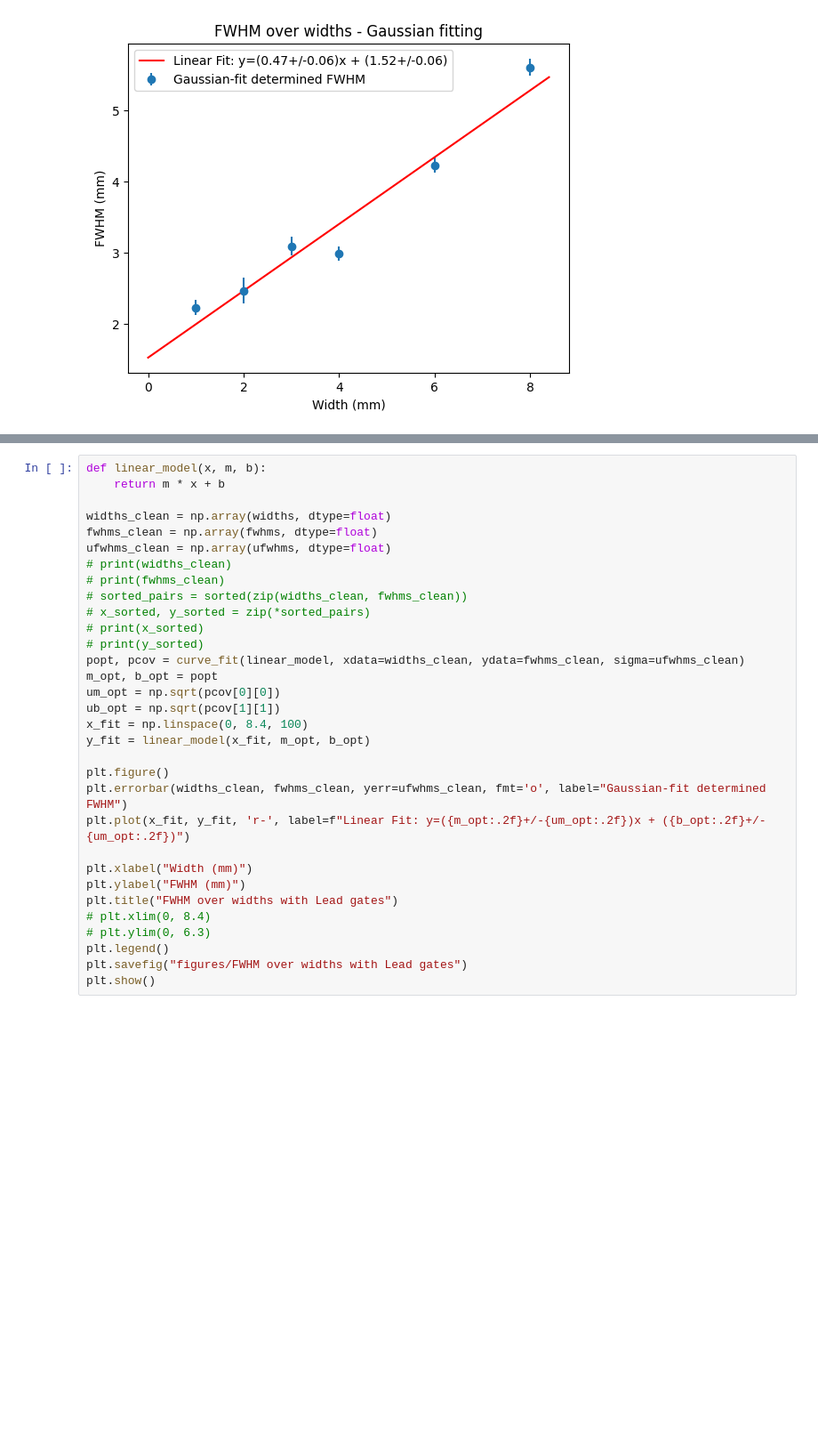
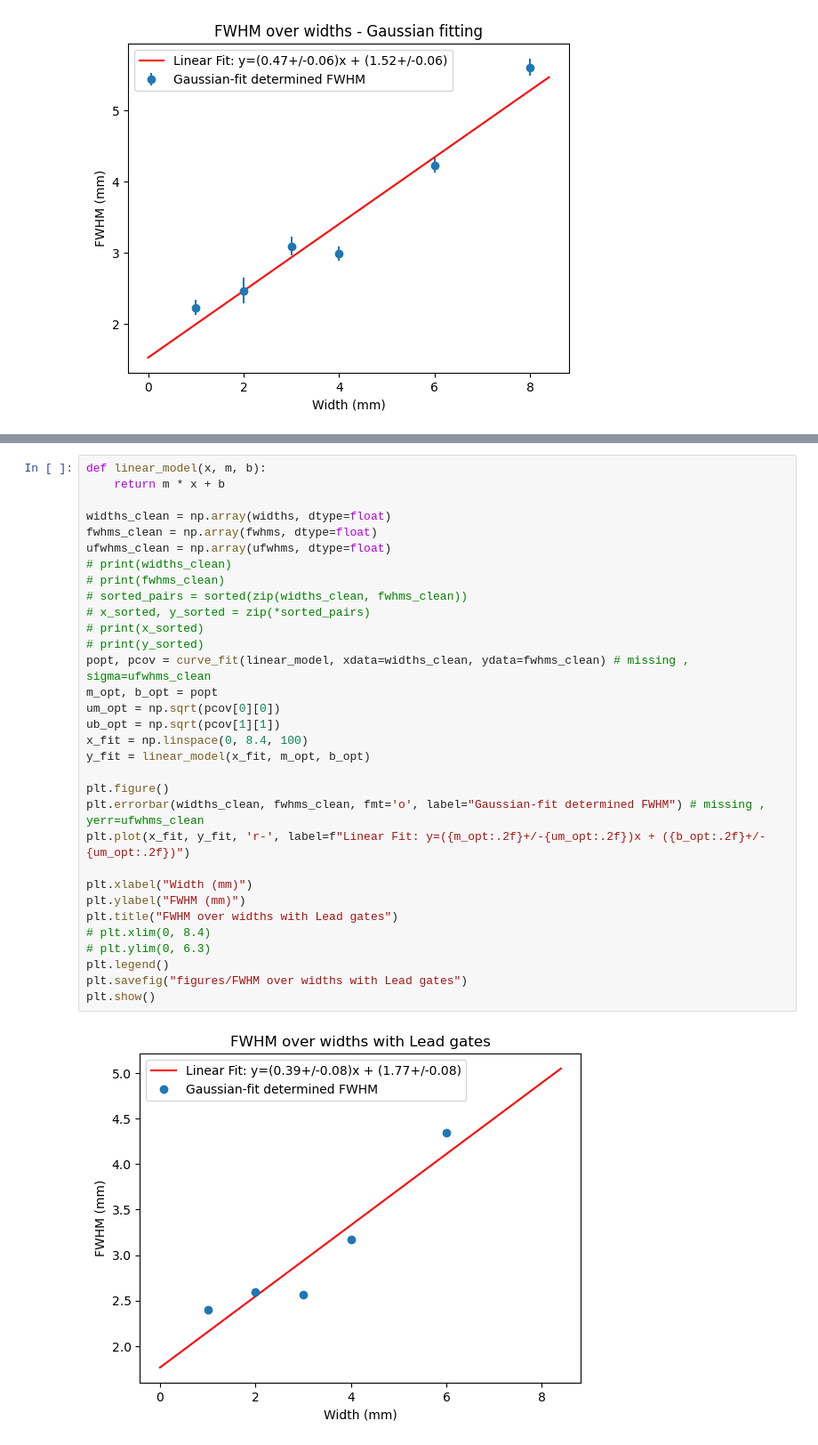
Before and after one commit to MarkZhit/PHYS409-PET, a Jupyter notebook: VaryWidth.ipynb, the cells around one changed output, grey strips where cells are left out. Shown at 89% size. Drawn from its saved outputs; the diff is of its cells as text; blank space fills up the shorter version.

```diff
--- a/VaryWidth.ipynb
+++ b/VaryWidth.ipynb
@@ -184,32 +191,34 @@ plt.show()
 # %%
 def linear_model(x, m, b):
     return m * x + b
 
 widths_clean = np.array(widths, dtype=float)
 fwhms_clean = np.array(fwhms, dtype=float)
 ufwhms_clean = np.array(ufwhms, dtype=float)
 # print(widths_clean)
 # print(fwhms_clean)
 # sorted_pairs = sorted(zip(widths_clean, fwhms_clean))
 # x_sorted, y_sorted = zip(*sorted_pairs)
 # print(x_sorted)
 # print(y_sorted)
-popt, pcov = curve_fit(linear_model, xdata=widths_clean, ydata=fwhms_clean, sigma=ufwhms_clean)
+popt, pcov = curve_fit(linear_model, xdata=widths_clean, ydata=fwhms_clean) # missing , sigma=ufwhms_clean
 m_opt, b_opt = popt
 um_opt = np.sqrt(pcov[0][0])
 ub_opt = np.sqrt(pcov[1][1])
 x_fit = np.linspace(0, 8.4, 100)
 y_fit = linear_model(x_fit, m_opt, b_opt)
 
 plt.figure()
-plt.errorbar(widths_clean, fwhms_clean, yerr=ufwhms_clean, fmt='o', label="Gaussian-fit determined FWHM")
+plt.errorbar(widths_clean, fwhms_clean, fmt='o', label="Gaussian-fit determined FWHM") # missing , yerr=ufwhms_clean
 plt.plot(x_fit, y_fit, 'r-', label=f"Linear Fit: y=({m_opt:.2f}+/-{um_opt:.2f})x + ({b_opt:.2f}+/-{um_opt:.2f})")
 
 plt.xlabel("Width (mm)")
 plt.ylabel("FWHM (mm)")
 plt.title("FWHM over widths with Lead gates")
 # plt.xlim(0, 8.4)
 # plt.ylim(0, 6.3)
 plt.legend()
 plt.savefig("figures/FWHM over widths with Lead gates")
 plt.show()
+# %% [output]
+[figure, added]
```
Also changed, not shown: parts of 2 cells of this notebook, 11 other files.
